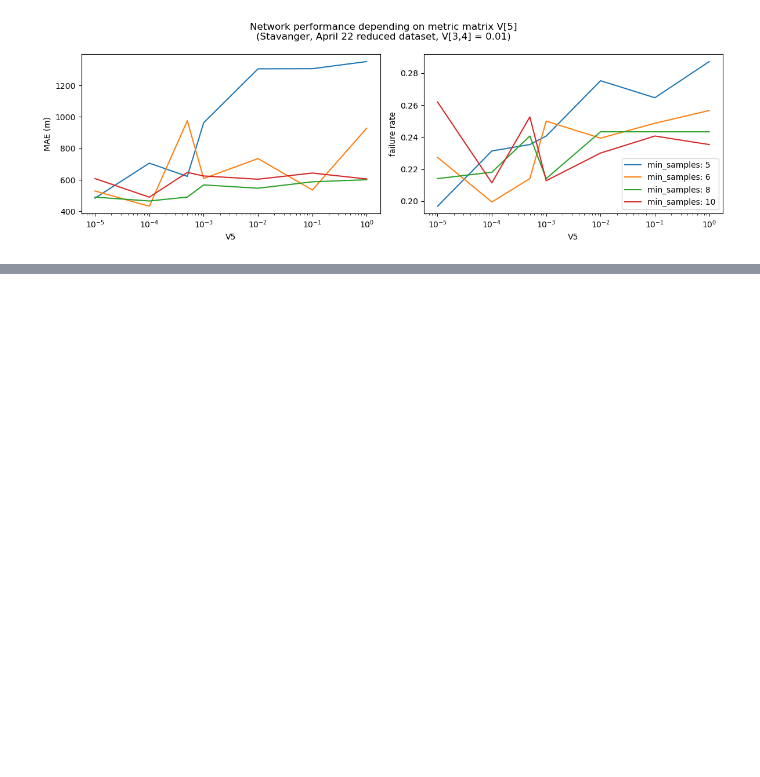
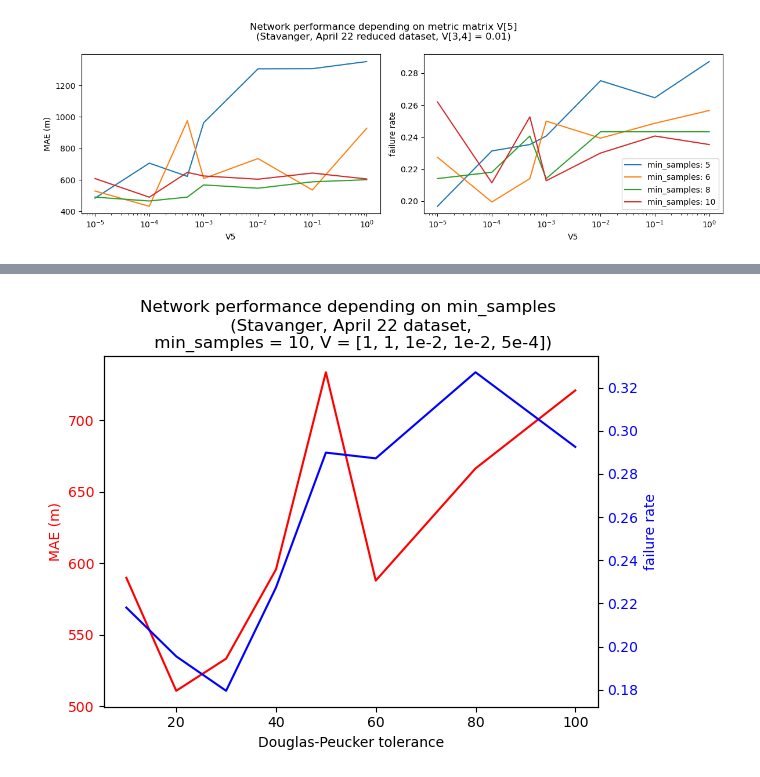
Before and after one commit to vhffm/maritime_route_prediction, a Jupyter notebook: notebooks/11_parameters_analysis.ipynb, the cells around one changed output, grey strips where cells are left out. Cells and saved outputs as stored; diff of their text form; code cells hidden in the pictures; blank space fills up the shorter version.

```diff
--- a/notebooks/11_parameters_analysis.ipynb
+++ b/notebooks/11_parameters_analysis.ipynb
@@ -258,0 +297,26 @@ fig.show()
+# %%
+# DEPENDENCE on DP_tol
+eval_df.sort_values(by='DP_tol', inplace=True)
+fig, ax1 = plt.subplots()
+
+ax1.set_xlabel('Douglas-Peucker tolerance')
+ax1.set_ylabel('MAE (m)', color='red')
+ax1.tick_params(axis='y', labelcolor='red')
+
+ax2 = ax1.twinx()
+ax2.set_ylabel('failure rate', color='blue')
+ax2.tick_params(axis='y', labelcolor='blue')
+
+for val in [15]:
+    filter = (eval_df['n_points']==1794132) & (eval_df['V 5']==5e-4) & (eval_df['V 3,4']==1e-2) & (eval_df['test_data/n_trajectories']==752) & (eval_df['min_samples']==val)
+    x = eval_df[filter]['DP_tol']
+    y1 = eval_df[filter]['Mean']
+    y2 = 1-eval_df[filter]['success']
+    ax1.plot(x, y1, color='red')
+    ax2.plot(x, y2, color='blue')
+
+plt.title('Network performance depending on min_samples \n (Stavanger, April 22 dataset, \n min_samples = 10, V = [1, 1, 1e-2, 1e-2, 5e-4])')
+fig.tight_layout()  # otherwise the right y-label is slightly clipped
+fig.show()
+# %% [output]
+[figure, added]
```
Also changed, not shown: parts of 3 cells of this notebook, 5 other files.
